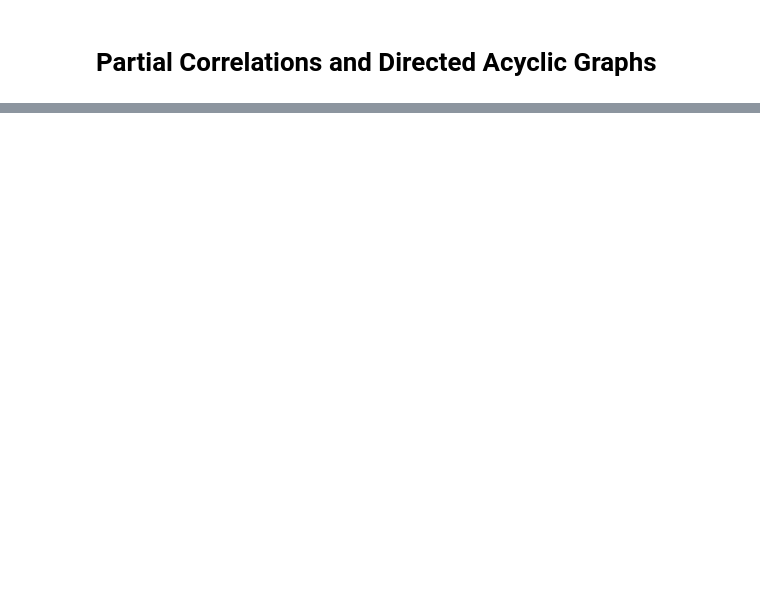
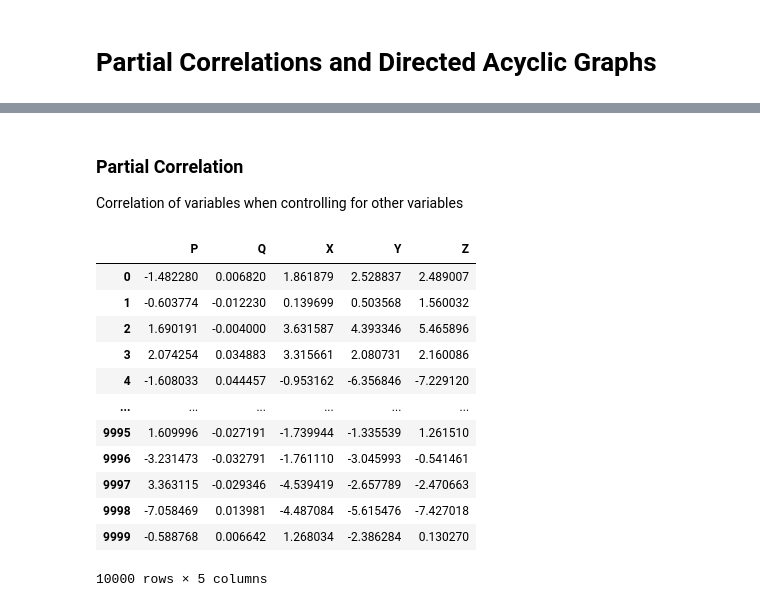
Before and after one commit to jacobradke/jacobradke, a Jupyter notebook: In Class Projects/Partial Correlations and Directed Acyclic Graphs.ipynb, the cells around one changed output, grey strips where cells are left out. Saved outputs shown, nothing was run; the diff lists cells and outputs as text; code cells hidden in the pictures; blank space fills up the shorter version.

```diff
--- a/In Class Projects/Partial Correlations and Directed Acyclic Graphs.ipynb
+++ b/In Class Projects/Partial Correlations and Directed Acyclic Graphs.ipynb
@@ -53,0 +68,32 @@ plt.close();
+# %% [markdown]
+### Partial Correlation
+Correlation of variables when controlling for other variables
+# %%
+residuals = {}
+for y_var in df.keys():
+    X_vars = list(df.keys())
+    X_vars.remove(y_var)
+    X = df[X_vars]
+    X["Constant"] = 1
+    y = df[y_var]
+    model = sm.OLS(Y,X)
+    results = model.fit()
+    results.summary()
+    residuals[y_var] = results.resid
+residuals = pd.DataFrame(residuals)
+# %%
+residuals
+# %% [output]
+|  | P | Q | X | Y | Z |
+| 0 | -1.482280 | 0.006820 | 1.861879 | 2.528837 | 2.489007 |
+| 1 | -0.603774 | -0.012230 | 0.139699 | 0.503568 | 1.560032 |
+| 2 | 1.690191 | -0.004000 | 3.631587 | 4.393346 | 5.465896 |
+| 3 | 2.074254 | 0.034883 | 3.315661 | 2.080731 | 2.160086 |
+| 4 | -1.608033 | 0.044457 | -0.953162 | -6.356846 | -7.229120 |
+| ... | ... | ... | ... | ... | ... |
+| 9995 | 1.609996 | -0.027191 | -1.739944 | -1.335539 | 1.261510 |
+| 9996 | -3.231473 | -0.032791 | -1.761110 | -3.045993 | -0.541461 |
+| 9997 | 3.363115 | -0.029346 | -4.539419 | -2.657789 | -2.470663 |
+| 9998 | -7.058469 | 0.013981 | -4.487084 | -5.615476 | -7.427018 |
+| 9999 | -0.588768 | 0.006642 | 1.268034 | -2.386284 | 0.130270 |
+10000 rows × 5 columns
```
Also changed, not shown: parts of 13 cells of this notebook, 3 other files.
